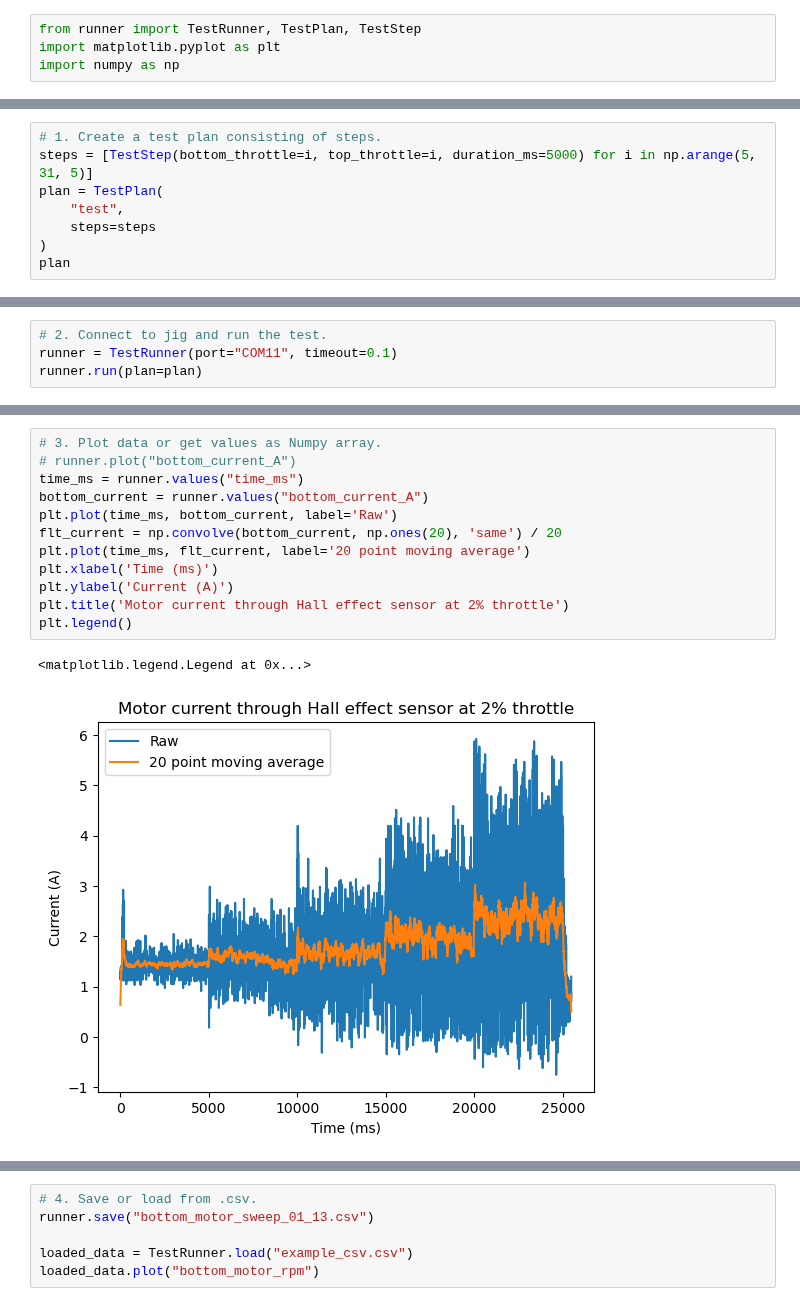
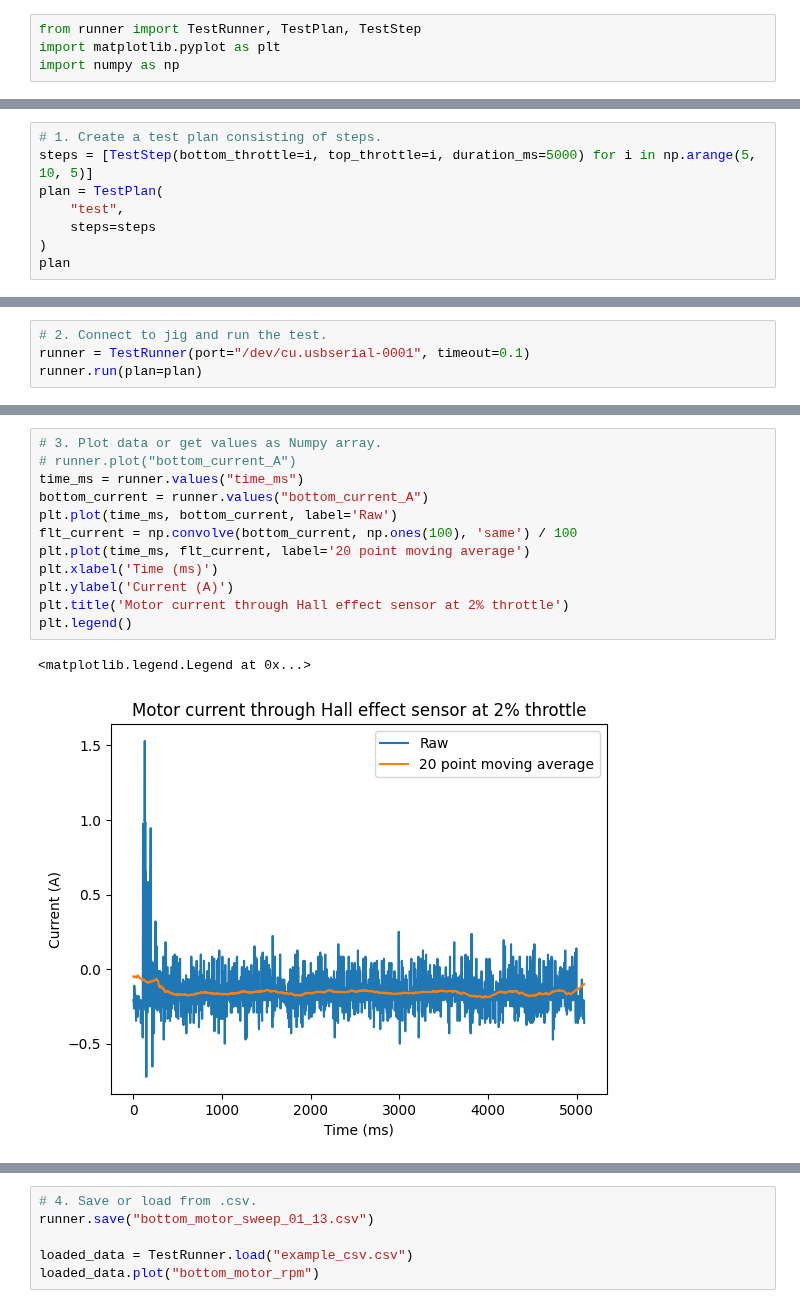
Before and after one commit to gtaharaedmonds/coaxial-drone, a Jupyter notebook: thrust_jig/test_runner/experiment.ipynb, the cells around one changed output, grey strips where cells are left out. Drawn from its saved outputs; the diff is of its cells as text.

```diff
--- a/thrust_jig/test_runner/experiment.ipynb
+++ b/thrust_jig/test_runner/experiment.ipynb
@@ -13,7 +13,7 @@ print(TestRunner.keys())
 ['time_ms', 'top_motor_rpm', 'bottom_motor_rpm', 'batt_voltage_V', 'batt_current_A', 'top_current_A', 'bottom_current_A', 'thrust_N', 'torque_N']
 # %%
 # 1. Create a test plan consisting of steps.
-steps = [TestStep(bottom_throttle=i, top_throttle=i, duration_ms=5000) for i in np.arange(5, 31, 5)]
+steps = [TestStep(bottom_throttle=i, top_throttle=i, duration_ms=5000) for i in np.arange(5, 10, 5)]
 plan = TestPlan(
     "test",
     steps=steps
@@ -24,6 +24,6 @@ TestPlan(name='test', steps=[TestStep(duration_ms=5000, top_throttle=5, bottom_t
 # %%
 # 2. Connect to jig and run the test.
-runner = TestRunner(port="COM11", timeout=0.1)
+runner = TestRunner(port="/dev/cu.usbserial-0001", timeout=0.1)
 runner.run(plan=plan)
 # %% [output]
 Tx: Begin new test spec
@@ -46,15 +46,15 @@ Rx: 19503166,2814,5414,15.456000,10
 # %%
 # 3. Plot data or get values as Numpy array.
 # runner.plot("bottom_current_A")
 time_ms = runner.values("time_ms")
 bottom_current = runner.values("bottom_current_A")
 plt.plot(time_ms, bottom_current, label='Raw')
-flt_current = np.convolve(bottom_current, np.ones(20), 'same') / 20
+flt_current = np.convolve(bottom_current, np.ones(100), 'same') / 100
 plt.plot(time_ms, flt_current, label='20 point moving average')
 plt.xlabel('Time (ms)')
 plt.ylabel('Current (A)')
 plt.title('Motor current through Hall effect sensor at 2% throttle')
 plt.legend()
 # %% [output]
 <matplotlib.legend.Legend at 0x...>
-[figure, old version]
+[figure, new version]
```
Also changed, not shown: parts of 8 cells of this notebook, 14 other files.
